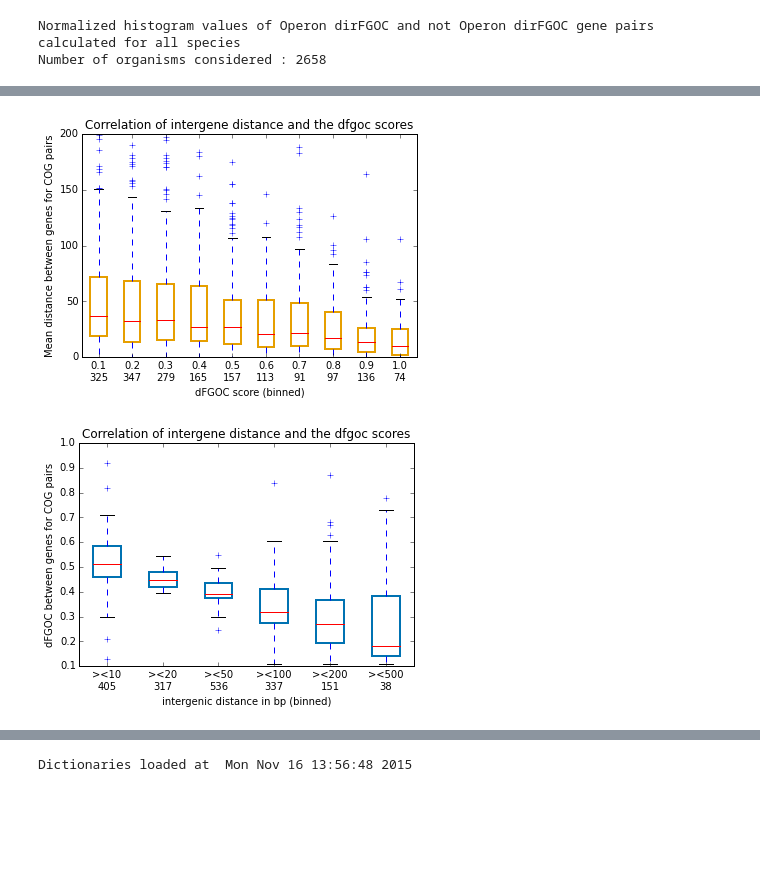
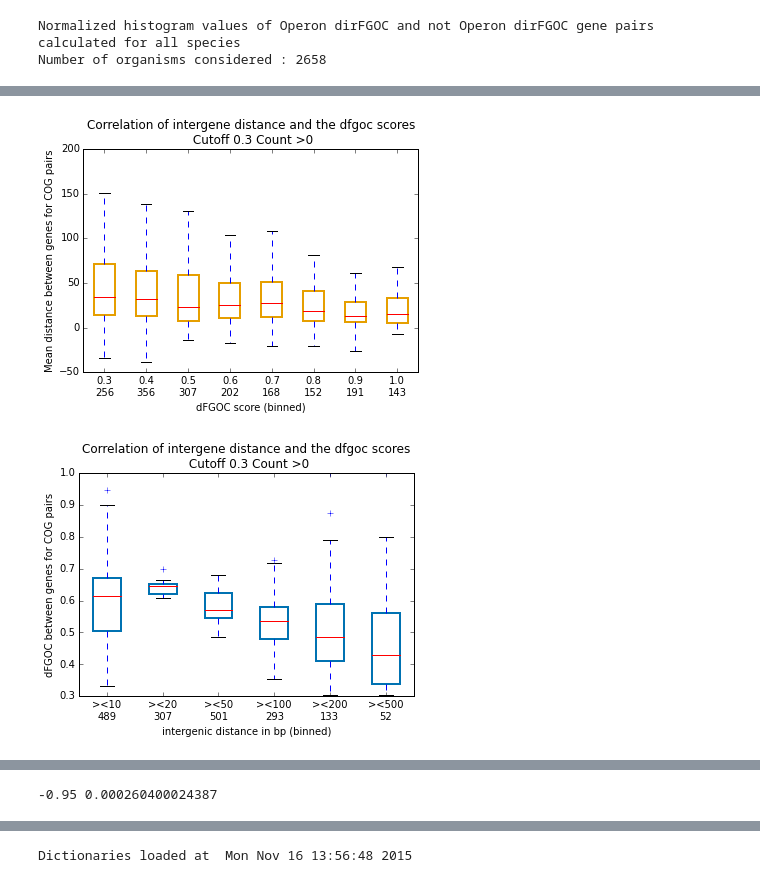
Before and after one commit to jagannath/operons, a Jupyter notebook: operonStats.ipynb, the cells around one changed output, grey strips where cells are left out. Saved outputs shown, nothing was run; the diff lists cells and outputs as text; code cells hidden in the pictures; blank space fills up the shorter version.

Commit message:
Redid operonStats and correlation between dfgoc score and intergenic distance notebook

```diff
--- a/operonStats.ipynb
+++ b/operonStats.ipynb
@@ -117,7 +228,7 @@ Number of within operon gene pairs (mapped to COG)  : 1422
 Number of between operon gene pairs (mapped to COG) : 753
 # %%
 print "Analysing operons for %s organism ..."%(org)
-imgDir = '/home/jaggu/research/projectFiles/figures'
+imgDir = '/home/jaggu/research/projectFiles/operons/newFigures/operonMembership/regulonDB'
 
 % matplotlib inline
 import numpy as np
@@ -318,7 +441,8 @@ The hypothesis is that there is no real correlation between genomic distance and
 import time
 # Loading relevant dictionaries
 cogPair_bpdist = loadPkl('cogPair_bpdist.dict.pkl')
-cogPair_fgocInfo_dict = loadPkl('cogPair_fgocInfo.dict.pkl')
+cogPair_fgocInfo_dict_org = loadPkl('cogPair_fgocInfo.dict.pkl')
+cogPair_fgocInfo_dict_sp = loadPkl('cogPair_fgocInfo.spp.dict.pkl') #The cog is not 'nan' but '-'
 cog_func_dict = loadPkl('cogFunc.dict.pkl')
 print "Dictionaries loaded",time.ctime()
 # %% [output]
@@ -326,9 +450,11 @@ Dictionaries loaded Mon Nov 16 14:01:30 2015
 # %%
 # Plotting correlation with dfgoc and mean genetic distance
 import numpy as np
+import sys
 
 dist_dfgoc_list = list()
-cutoff = 0.1
+cutoff = 0.3
+countCutoff = 0
 
 def printMeanDistPairs(meanDist,cogA,cogB,count,dfgoc,aNbr,bNbr,cog_func_dict):
     print "Interesting cutoff mean distance COG pairs"
@@ -340,9 +466,10 @@ def printMeanDistPairs(meanDist,cogA,cogB,count,dfgoc,aNbr,bNbr,cog_func_dict):
 for cogPair, distList in cogPair_bpdist.items():
     meanDist = np.mean(distList)
     stdevDist = np.std(distList)
-    cogA, cogB, count, dfgoc, fgoc, aNbr, bNbr = cogPair_fgocInfo_dict[cogPair]
-    if not (cogA.startswith('nan') or cogB.startswith('nan')):
-        if float(dfgoc)>cutoff and int(count)>100:
+    cogA, cogB, count, dfgoc, fgoc, aNbr, bNbr = cogPair_fgocInfo_dict_sp[cogPair]
+    if not (cogA.startswith('-') or cogB.startswith('-')):
+        if float(dfgoc)>cutoff and int(count)>countCutoff:
+        #if float(dfgoc)>cutoff:
             dist_dfgoc_list.append((cogA,cogB,meanDist,stdevDist,dfgoc,fgoc,count))
             #if meanDist > 300: #Seems to be cutoff used in other papers for operon prediction
                 #print MeanDistPairs(meanDist,cogA,cogB,count,dfgoc,aNbr,bNbr,cog_func_dict)
@@ -355,9 +482,10 @@ List made Mon Nov 16 14:12:01 2015
 # %%
-imgDir = '/home/jaggu/research/projectFiles/operons/figures'
+imgDir = '/home/jaggu/research/projectFiles/operons/newFigures'
 
 % matplotlib inline
 import numpy as np
 import matplotlib.pyplot as plt
+import scipy.stats
 
 # dist_dfgoc_list : (cogA,cogB,meanDist,stdevDist,dfgoc,fgoc,count)
 
@@ -375,12 +503,15 @@ plt.scatter(xList,yList,color='#0072B2')
 #plt.colorbar(sc)
 plt.xlabel('directed FGOC score')
 plt.ylabel('Mean distance between the gene pairs')
-plt.title('Correlation between fgoc score and mean distance \n CUTOFF='+str(cutoff)+' and Counts > 100 ')
+plt.title('Correlation between fgoc score and mean distance \n CUTOFF='+str(cutoff)+' and Counts > '+str(countCutoff))
 
 # Saving figure
-fname = 'dfgoc_meanInterdist_cutoffCounts01.scatter.svg'
+fname = 'dfgoc_meanInterdist_cutoff'+str(cutoff)+'Count'+str(countCutoff)+'.scatter.svg'
 f = os.path.join(imgDir,fname)
 plt.savefig(f,dpi=300)
 
 print "Plot done at ",time.ctime()
+
+rho,pval = scipy.stats.spearmanr(meansVals,dfgocVals)
+print "Spearman Correlation between Mean of mean intergenic distance and dfgoc: ",round(rho,2),pval
 # %% [output]
@@ -408,7 +540,7 @@ for k,v in dfgoc_distList_ord.items():
 
 # Box plot of the mean intergenic distance for each COG pair
 fig, axes = plt.subplots(nrows=1, ncols=1)
-bbplot = axes.boxplot(allDist_data,vert=True,patch_artist=True)
+bbplot = axes.boxplot(allDist_data,vert=True,patch_artist=True,sym='')
 for box in bbplot['boxes']:
     # change outline color
     box.set( edgecolor='#e69f00', linewidth=2)
@@ -420,11 +552,12 @@ xlabels = [item[0]+'\n'+item[1] for item in zip(dfgoc_labels,nbr_inBins)]
 plt.setp(axes, xticks=range(1,len(xlabels)+1,1),xticklabels=xlabels)
 plt.xlabel('dFGOC score (binned)')
 plt.ylabel('Mean distance between genes for COG pairs')
-plt.title('Correlation of intergene distance and the dfgoc scores')
-axes.set_ylim([0,200])
+t = 'Correlation of intergene distance and the dfgoc scores \n Cutoff '+str(cutoff)+' Count >'+str(countCutoff)
+plt.title(t)
+#axes.set_ylim([-100,300])
 
 # Saving figure
-fname = 'bin_dfgoc_meanInterdist_yLimaxis.boxplot.svg'
+fname = 'bin_dfgoc_meanInterdist_yLimaxis.'+str(countCutoff)+'CountCutoff'+str(cutoff)+'.boxplot.svg'
 f = os.path.join(imgDir,fname)
 plt.savefig(f,dpi=300)
 plt.show()
@@ -451,34 +584,34 @@ alldfgoc_data = list()
 alllen_data = list()
 for k,v in sorted(binDist_dfgoc_dict.items()):
     alldfgoc_data.append([item[1] for item in v])
     alllen_data.append([item[2] for item in v])
 
 # Box plot of the mean dfgoc score for each intergenic distance bin
 fig, axes = plt.subplots(nrows=1, ncols=1)
 bbplot = axes.boxplot(alldfgoc_data,vert=True,patch_artist=True)
 for box in bbplot['boxes']:
     # change outline color
     box.set( edgecolor='#0072b2', linewidth=2)
     # change fill color
     #box.set( facecolor = '#e69f00' )
 dist_labels = map(str,dist_bins)
 nbrs = [sum(item) for item in alllen_data]
 
 nbr_inBins = map(str,[sum(item) for item in alllen_data])
 xlabels = ['><'+item[0]+'\n'+item[1] for item in zip(dist_labels,nbr_inBins)]
 
 plt.setp(axes, xticks=range(1,7,1),xticklabels=xlabels)
 plt.xlabel('intergenic distance in bp (binned)')
 plt.ylabel('dFGOC between genes for COG pairs')
-plt.title('Correlation of intergene distance and the dfgoc scores')
+plt.title(t)
 
 # Saving figure
-fname = 'bin_meanInterdist_dfgoc.boxplot.svg'
+fname = 'bin_meanInterdist_dfgoc.'+str(countCutoff)+'CountCutoff'+str(cutoff)+'.boxplot.svg'
 f = os.path.join(imgDir,fname)
 plt.savefig(f,dpi=300)
 plt.show()
 
 print "Completed",time.ctime()
 # %% [output]
-[figure, old version]
+[figure, new version]
-[figure, old version]
+[figure, new version]
@@ -486,3 +619,15 @@ Completed Mon Nov 16 15:35:55 2015
+# %%
+# Calculating the correlation of the medians for each bin;
+# Since I am not sure that the distances are normally distributed, I am using spearman correlation (not pearson)
+import scipy.stats
+import numpy as np
+
+bin_dfgoc = np.arange(cutoff,1.1,0.1)
+meanDist_bin = [np.mean(items) for items in allDist_data]
+rho,pval = scipy.stats.spearmanr(bin_dfgoc,meanDist_bin)
+print round(rho,2), pval
+# %% [output]
+-0.95 0.000260400024387
 # %%
 # Getting examples of deviant cog pairs
 
```
Also changed, not shown: parts of 18 cells of this notebook, 3 other files.
